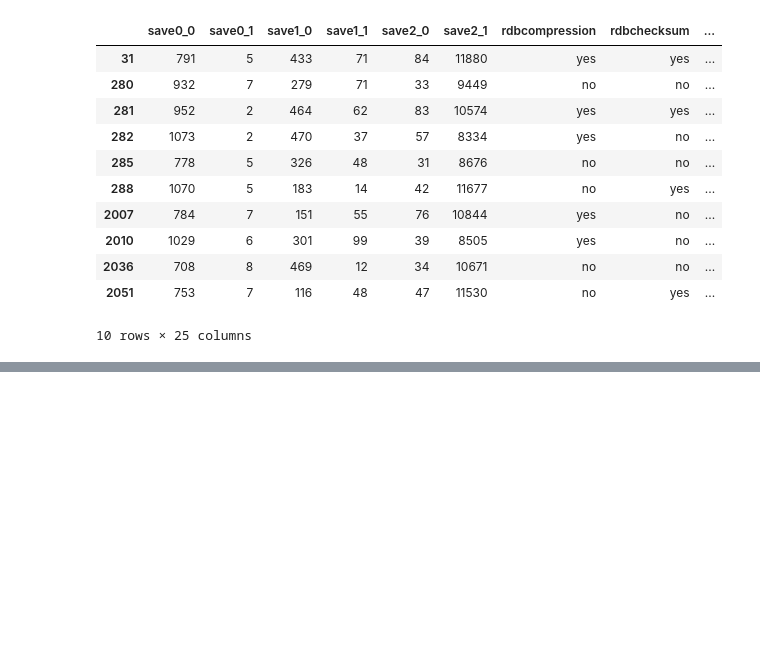
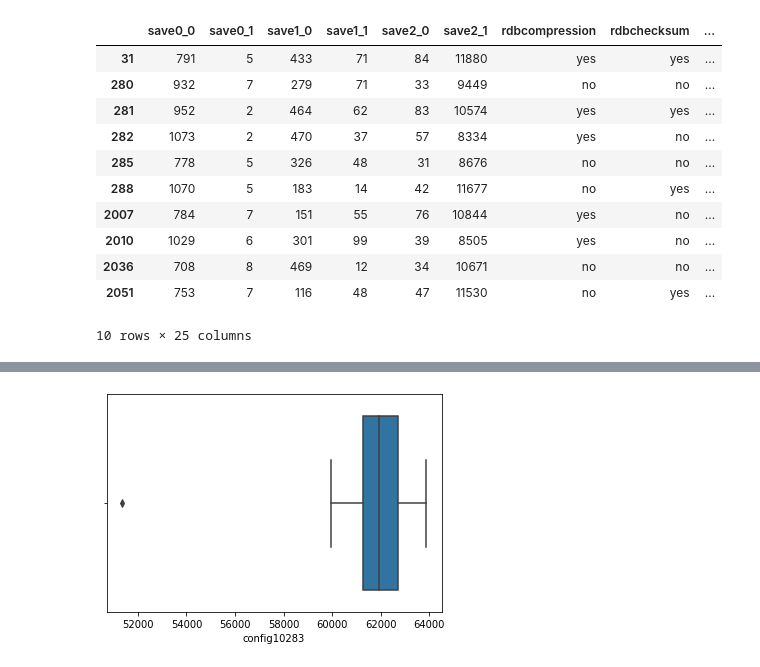
Before and after one commit to addb-swstarlab/Redis-Parameter-Grouping-BO, a Jupyter notebook: throughput_비교.ipynb, the cells around one changed output, grey strips where cells are left out. Drawn from its saved outputs; the diff is of its cells as text; code cells hidden in the pictures; blank space fills up the shorter version.

```diff
--- a/throughput_비교.ipynb
+++ b/throughput_비교.ipynb
@@ -154,0 +374,5 @@ config_df_knob.loc[group2]
+# %%
+sns.boxplot(x = "config10283",data = df_config_hist )
+plt.show()
+# %% [output]
+[figure, added]
```
Also changed, not shown: parts of 13 cells of this notebook, 22 other files.
